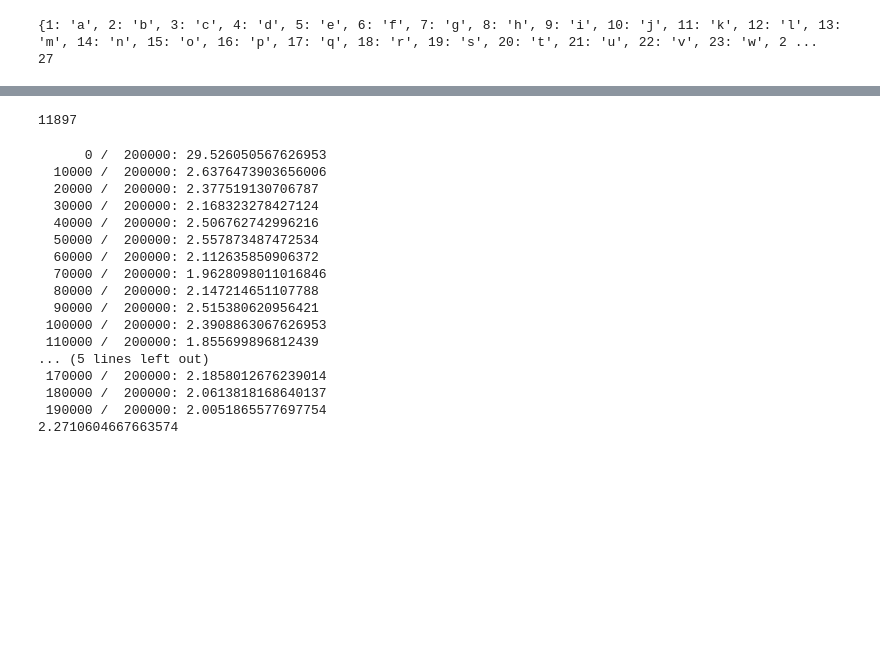
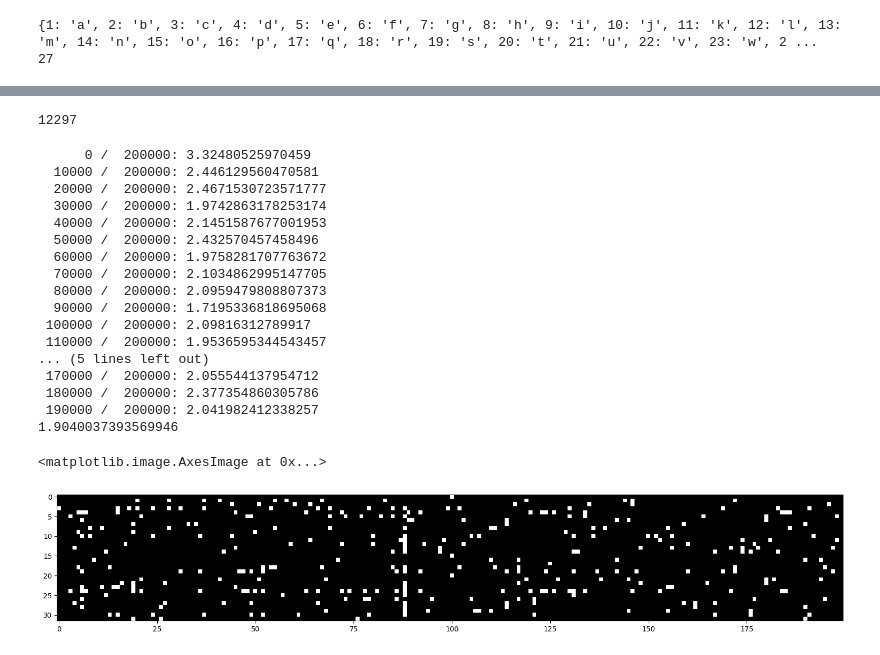
Before and after one commit to RNavs-44/Neural_Networks, a Jupyter notebook: makemore_mlp.ipynb, the cells around one changed output, grey strips where cells are left out. Saved outputs shown, nothing was run; the diff lists cells and outputs as text; code cells hidden in the pictures; blank space fills up the shorter version.

```diff
--- a/makemore_mlp.ipynb
+++ b/makemore_mlp.ipynb
@@ -74,19 +73,23 @@ n_embd = 10
 n_hidden = 200
 
 g = torch.Generator().manual_seed(2147483647)
-c = torch.randn((vocab_size, n_embd))
-w1 = torch.randn((n_embd * block_size, n_hidden))
-b1 = torch.randn(n_hidden)
-w2 = torch.randn((n_hidden, vocab_size))
-b2 = torch.randn(vocab_size)
-parameters = [c, w1, b1, w2, b2]
+c = torch.randn((vocab_size, n_embd), generator=g)
+w1 = torch.randn((n_embd * block_size, n_hidden), generator=g) * (5 / 3) / ((n_embd * block_size) ** 0.5) # x0.3
+b1 = torch.randn(n_hidden, generator=g) * 0.01
+w2 = torch.randn((n_hidden, vocab_size), generator=g) * 0.01
+b2 = torch.randn(vocab_size, generator=g) * 0
+
+bngain = torch.ones((1, n_hidden))
+bnbias = torch.zeros((1, n_hidden))
+
+parameters = [c, w1, b1, w2, b2, bngain, bnbias]
 
 print(sum(p.nelement() for p in parameters)) # number of parameters in total
 
 for p in parameters:
   p.requires_grad = True
 # %% [output]
-11897
+12297
 # %%
 max_steps = 200000
 batch_size = 32
@@ -101,6 +104,7 @@ for i in range(max_steps):
   emb = c[xb]
   embcat = emb.view(emb.shape[0], -1)
   hpreact = embcat @ w1 + b1
+  hpreact = bngain * (hpreact - hpreact.mean(0, keepdim=True)) / hpreact.std(0, keepdim=True) + bnbias
   h = torch.tanh(hpreact)
   logits = h @ w2 + b2
   loss = F.cross_entropy(logits, yb)
@@ -122,20 +126,26 @@ for i in range(max_steps):
 
 print(loss.item())
 # %% [output]
-      0 /  200000: 29.526050567626953
-  10000 /  200000: 2.6376473903656006
-  20000 /  200000: 2.377519130706787
-  30000 /  200000: 2.168323278427124
-  40000 /  200000: 2.506762742996216
-  50000 /  200000: 2.557873487472534
-  60000 /  200000: 2.112635850906372
-  70000 /  200000: 1.9628098011016846
-  80000 /  200000: 2.147214651107788
-  90000 /  200000: 2.515380620956421
- 100000 /  200000: 2.3908863067626953
- 110000 /  200000: 1.855699896812439
+      0 /  200000: 3.32480525970459
+  10000 /  200000: 2.446129560470581
+  20000 /  200000: 2.4671530723571777
+  30000 /  200000: 1.9742863178253174
+  40000 /  200000: 2.1451587677001953
+  50000 /  200000: 2.432570457458496
+  60000 /  200000: 1.9758281707763672
+  70000 /  200000: 2.1034862995147705
+  80000 /  200000: 2.0959479808807373
+  90000 /  200000: 1.7195336818695068
+ 100000 /  200000: 2.09816312789917
+ 110000 /  200000: 1.9536595344543457
 ... (5 lines left out)
- 170000 /  200000: 2.1858012676239014
- 180000 /  200000: 2.0613818168640137
- 190000 /  200000: 2.0051865577697754
-2.2710604667663574
+ 170000 /  200000: 2.055544137954712
+ 180000 /  200000: 2.377354860305786
+ 190000 /  200000: 2.041982412338257
+1.9040037393569946
+# %%
+plt.figure(figsize=(20,10))
+plt.imshow(h.abs() > 0.99, cmap='gray', interpolation='nearest')
+# %% [output]
+<matplotlib.image.AxesImage at 0x...>
+[figure, added]
```
Also changed, not shown: parts of 8 cells of this notebook.
